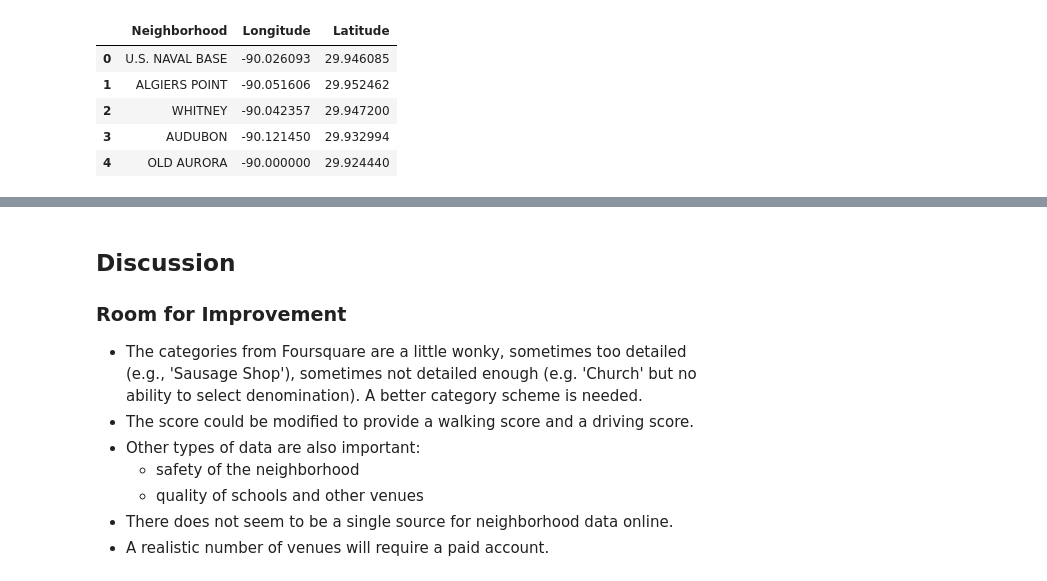
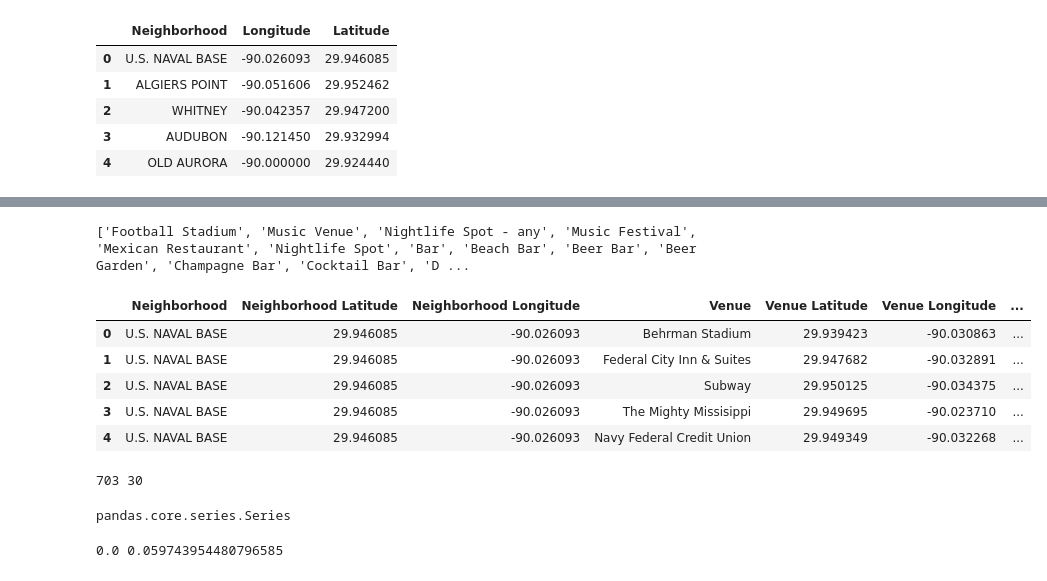
Before and after one commit to MarielleSP/IBM-DS-Capstone, a Jupyter notebook: Rate-Neighborhoods.ipynb, the cells around one changed output, grey strips where cells are left out. Drawn from its saved outputs; the diff is of its cells as text; code cells hidden in the pictures.

Commit message:
completed rating of New Orleans neighborhoods for hard-coded preferences

```diff
--- a/Rate-Neighborhoods.ipynb
+++ b/Rate-Neighborhoods.ipynb
@@ -145,7 +157,7 @@ print(cat_dict)
 # This code block will eventually be turned into a user input menu
 
 user1_prefs = ['Food - any', 'Park', 'Church', 'Library', 'Elementary School']
-user2_prefs = ['Football Stadium', 'Marijuana Dispensary', 'Nightlife Spot - any', 'Music Festival', 'Mexican Restaurant']
+user2_prefs = ['Football Stadium', 'Music Venue', 'Nightlife Spot - any', 'Music Festival', 'Mexican Restaurant']
 
 location = 'New Orleans, LA, USA'
 
@@ -237,12 +254,51 @@ nearby_venues.head()
-# %% [markdown]
-## Discussion
-
-### Room for Improvement
-
-- The categories from Foursquare are a little wonky, sometimes too detailed (e.g., 'Sausage Shop'), sometimes not detailed enough (e.g. 'Church' but no ability to select denomination). A better category scheme is needed.
-- The score could be modified to provide a walking score and a driving score.
-- Other types of data are also important:
-    - safety of the neighborhood
-    - quality of schools and other venues
-- There does not seem to be a single source for neighborhood data online.
-- A realistic number of venues will require a paid account.
+# %%
+# This could be modified to make a function that can be called for each user.
+
+for item1 in user1_prefs :
+    if " - any" in item1 :
+        super_category = item1.replace(" - any", "")
+        # print(super_category)
+        for item2 in cat_dict :
+            if cat_dict[item2] == super_category :
+                user1_prefs.append(item2)
+
+for item1 in user2_prefs :
+    if " - any" in item1 :
+        super_category = item1.replace(" - any", "")
+        # print(super_category)
+        for item2 in cat_dict :
+            if cat_dict[item2] == super_category :
+                user2_prefs.append(item2)
+
+print(user2_prefs)
+# %% [output]
+['Football Stadium', 'Music Venue', 'Nightlife Spot - any', 'Music Festival', 'Mexican Restaurant', 'Nightlife Spot', 'Bar', 'Beach Bar', 'Beer Bar', 'Beer Garden', 'Champagne Bar', 'Cocktail Bar', 'D ...
+# %%
+# use one-hot encoding to show whether a venue has a venue category within the user preferences lists
+# if a preference contains " - any" that means that the key should be checked instead of the value
+
+nearby_venues["User1 Prefs"] = nearby_venues['Venue Category'].isin(user1_prefs)
+# %%
+nearby_venues["User2 Prefs"] = nearby_venues['Venue Category'].isin(user2_prefs)
+# %%
+nearby_venues.head()
+# %% [output]
+|  | Neighborhood | Neighborhood Latitude | Neighborhood Longitude | Venue | Venue Latitude | Venue Longitude | ... |
+| 0 | U.S. NAVAL BASE | 29.946085 | -90.026093 | Behrman Stadium | 29.939423 | -90.030863 | ... |
+| 1 | U.S. NAVAL BASE | 29.946085 | -90.026093 | Federal City Inn & Suites | 29.947682 | -90.032891 | ... |
+| 2 | U.S. NAVAL BASE | 29.946085 | -90.026093 | Subway | 29.950125 | -90.034375 | ... |
+| 3 | U.S. NAVAL BASE | 29.946085 | -90.026093 | The Mighty Missisippi | 29.949695 | -90.023710 | ... |
+| 4 | U.S. NAVAL BASE | 29.946085 | -90.026093 | Navy Federal Credit Union | 29.949349 | -90.032268 | ... |
+# %%
+# We need to normalize the preference lists so that one user with a greater number of preferences does not
+# dominate the neighborhood score.
+
+user1_ncat = len(user1_prefs)
+user2_ncat = len(user2_prefs)
+
+print(user1_ncat, user2_ncat)
+
+# It might be more efficient to combine both lists into a single list
+# or a dictionary with key=category and value=wieght from ranked choice preferences
+# %% [output]
+703 30
@@ -248,0 +310,4 @@ nearby_venues.head()
+# %%
+type(user2_scores)
+# %% [output]
+pandas.core.series.Series
@@ -248,0 +319,6 @@ nearby_venues.head()
+# %%
+scores_df['Total'] = scores_df['User1 Prefs'] + scores_df['User2 Prefs']
+print(scores_df['Total'].min(), scores_df['Total'].max())
+scores_df['Scaled Score'] = 100.0 * scores_df['Total'] / scores_df['Total'].max()
+# %% [output]
+0.0 0.059743954480796585
```
Also changed, not shown: parts of 20 cells of this notebook, 1 other file.
